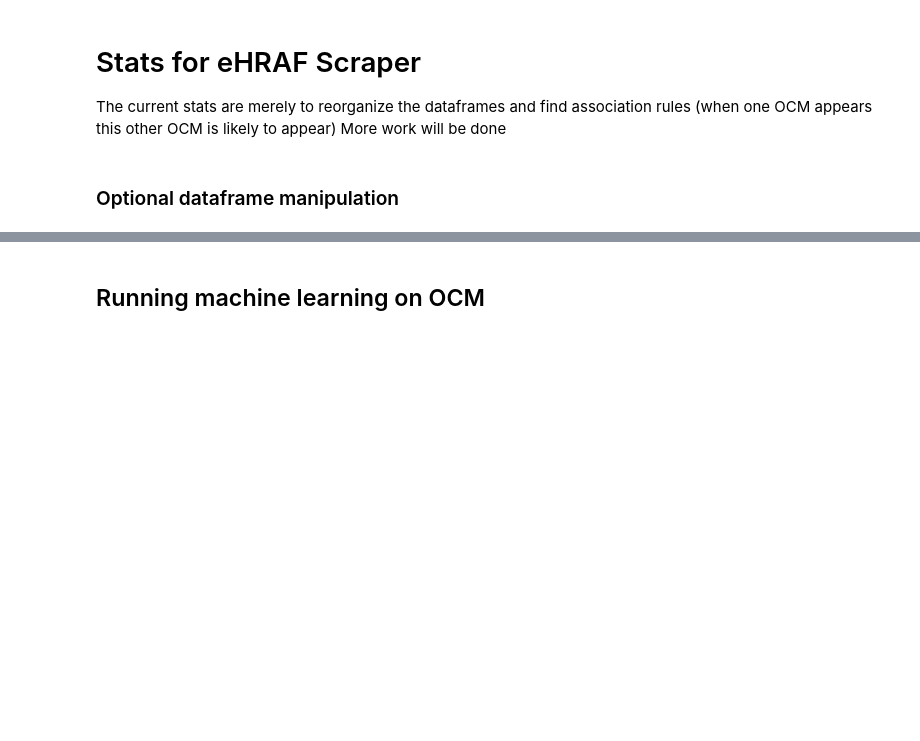
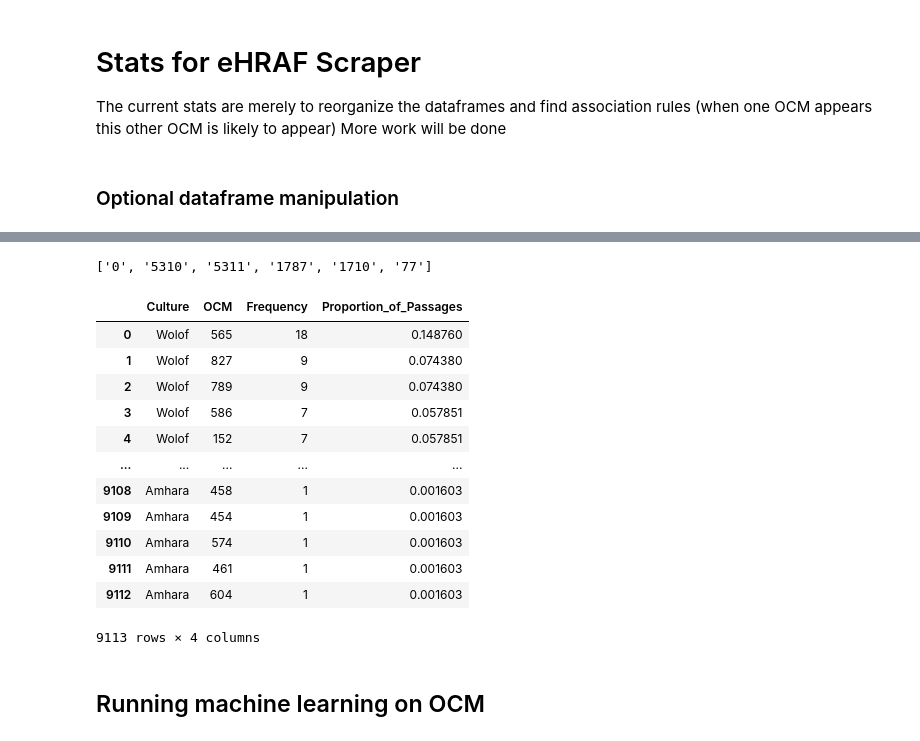
Before and after one commit to Chantland/eHRAF_Scraper, a Jupyter notebook: Analysis/stats-eHRAF_Scraper.ipynb, the cells around one changed output, grey strips where cells are left out. Cells and saved outputs as stored; diff of their text form; code cells hidden in the pictures; blank space fills up the shorter version.

```diff
--- a/stats-eHRAF_Scraper.ipynb
+++ b/Analysis/stats-eHRAF_Scraper.ipynb
@@ -41,0 +48,6 @@ out
+# %%
+shortPass_list = []
+for i in df['Passage']:
+    if len(i)<=10:
+        shortPass_list.append(i)
+print(f'Number of passages with text with 10 of fewer characters: {len(shortPass_list)}')
@@ -41,0 +60,47 @@ out
+# %%
+# Make a dataset in which each OCM have its own row by exploding (you can reset the index with .reset_index(drop=True))
+df_OCM = df.explode(column='OCM').reset_index(drop=True)
+# Find OCM's that do not fit the normal 100-900 OCM scheme
+# NOTE 0 means the material is not relevant, I am unsure, however, why this sometimes appears with other OCM's in the same passage
+# NOTE I believe 5310 and 5311 are different specifications of 531 while 1710 might be a more specific (and singlular) subset of 171? I do not believe the same for 77 and 1787
+list_OCM = df_OCM['OCM'].value_counts().index.tolist()
+small_OCM = [x for x in list_OCM if len(x) <3 or len(x) > 3]
+small_OCM
+# %% [output]
+['0', '5310', '5311', '1787', '1710', '77']
+# %%
+# remove and shave OCM codes
+# add to the list for codes which should be removed
+remove_list = ['1787','77']
+for i in remove_list:
+    df_OCM = df_OCM[df_OCM["OCM"].str.contains(i) == False]
+# "Shave" the OCM codes that seem to have a parent (5310 and 5311 become 531).
+df_OCM['OCM'] = df_OCM.OCM.apply(lambda x: x[0:3] if len(x) >= 3 else x)
+# %%
+# Then turn the OCM's back to an integer (for removals)
+df_OCM['OCM'] = df_OCM.OCM.apply(lambda x: int(x))
+
+df_sub_ex = df_OCM.loc[(df_OCM["OCM"]<750) | (df_OCM["OCM"]>754)]
+
+# Create a dataframe for OCM counts and frequencies
+df_OCM = pd.DataFrame(columns=["Culture","OCM","Frequency","Proportion_of_Passages"])
+for key, val in culture_dict.items():
+    value_count = df_sub_ex.loc[df_sub_ex["Culture"]==key]["OCM"].value_counts()
+    cult_count = [key] * len(value_count)
+    df_OCM_Concat = pd.DataFrame({"Culture":cult_count,"OCM":value_count.index, "Frequency":value_count.values, "Proportion_of_Passages":value_count.values/val})
+    df_OCM = pd.concat([df_OCM, df_OCM_Concat], ignore_index=True)
+df_OCM
+# %% [output]
+|  | Culture | OCM | Frequency | Proportion_of_Passages |
+| 0 | Wolof | 565 | 18 | 0.148760 |
+| 1 | Wolof | 827 | 9 | 0.074380 |
+| 2 | Wolof | 789 | 9 | 0.074380 |
+| 3 | Wolof | 586 | 7 | 0.057851 |
+| 4 | Wolof | 152 | 7 | 0.057851 |
+| ... | ... | ... | ... | ... |
+| 9108 | Amhara | 458 | 1 | 0.001603 |
+| 9109 | Amhara | 454 | 1 | 0.001603 |
+| 9110 | Amhara | 574 | 1 | 0.001603 |
+| 9111 | Amhara | 461 | 1 | 0.001603 |
+| 9112 | Amhara | 604 | 1 | 0.001603 |
+9113 rows × 4 columns
```
Also changed, not shown: parts of 12 cells of this notebook, 3 other files.
